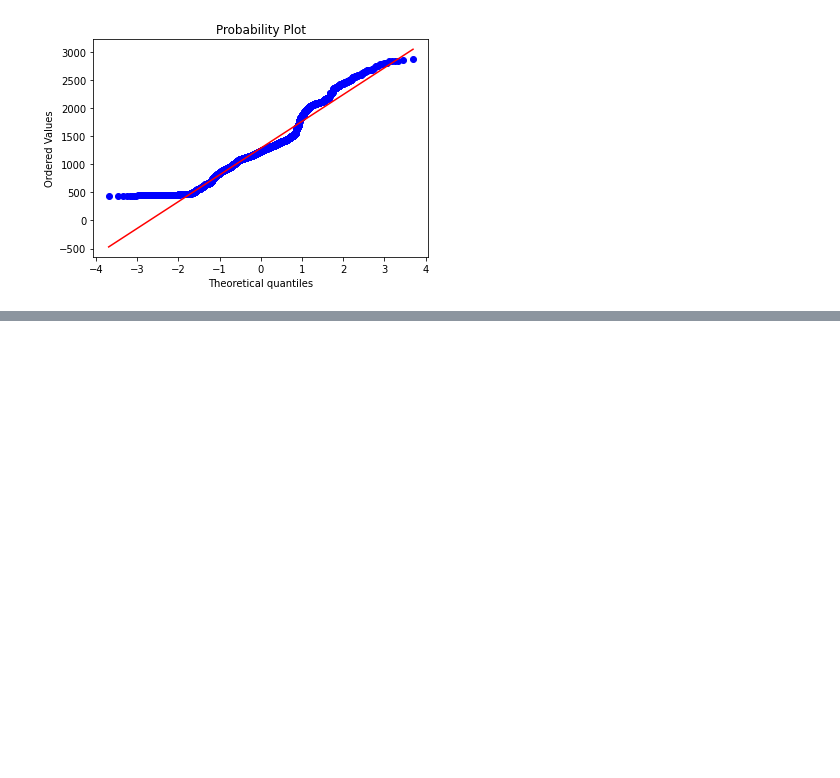
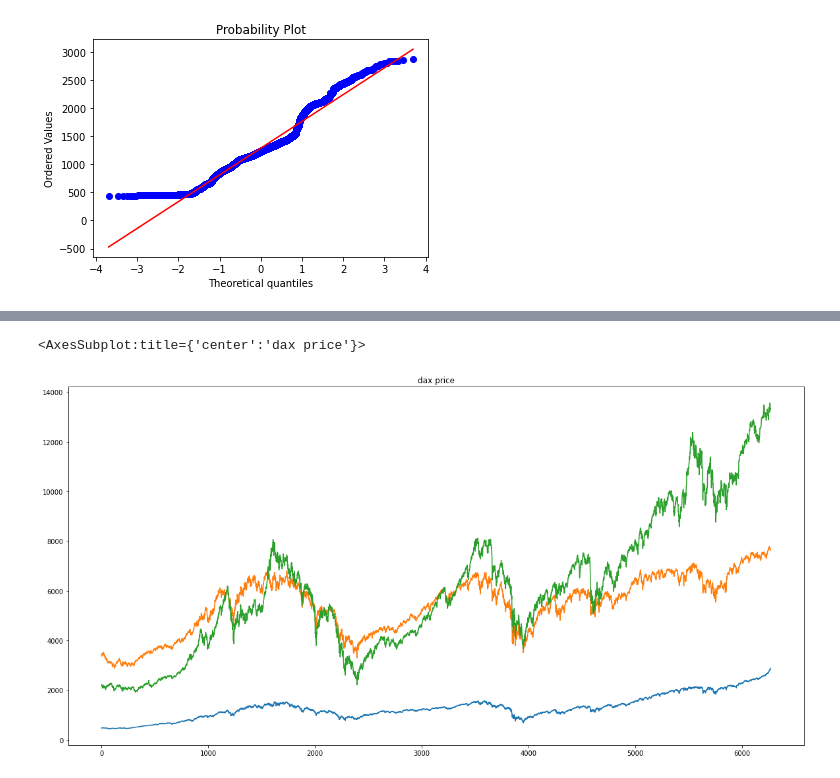
Before and after one commit to VaskarO/Time-series-analysis-and-forecasting, a Jupyter notebook: introduction.ipynb, the cells around one changed output, grey strips where cells are left out. Saved outputs shown, nothing was run; the diff lists cells and outputs as text; code cells hidden in the pictures; blank space fills up the shorter version.

Commit message:
Basic data transformation techinque in time series data

```diff
--- a/introduction.ipynb
+++ b/introduction.ipynb
@@ -159,0 +167,3 @@ pylab.show()
+# %%
+csv_data = pd.read_csv('./datasets/timeseries_data.csv')
+csv_data.head()
@@ -159,0 +177,7 @@ pylab.show()
+# %%
+csv_data.spx.plot(figsize=(20,10), title='S&ftse price')
+csv_data.ftse.plot(figsize=(20,10), title='ftse price')
+csv_data.dax.plot(figsize=(20,10), title='dax price')
+# %% [output]
+<AxesSubplot:title={'center':'dax price'}>
+[figure, added]
```
Also changed, not shown: parts of 9 cells of this notebook.
